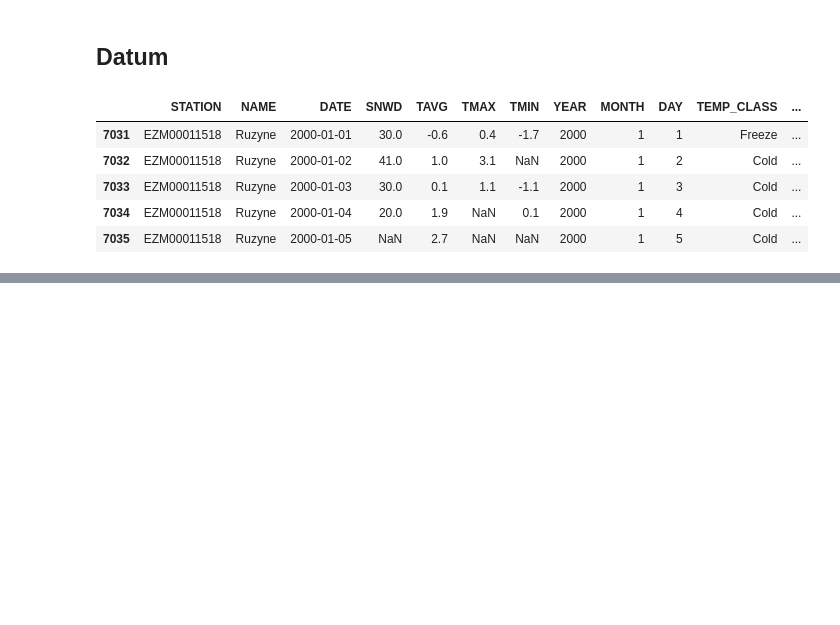
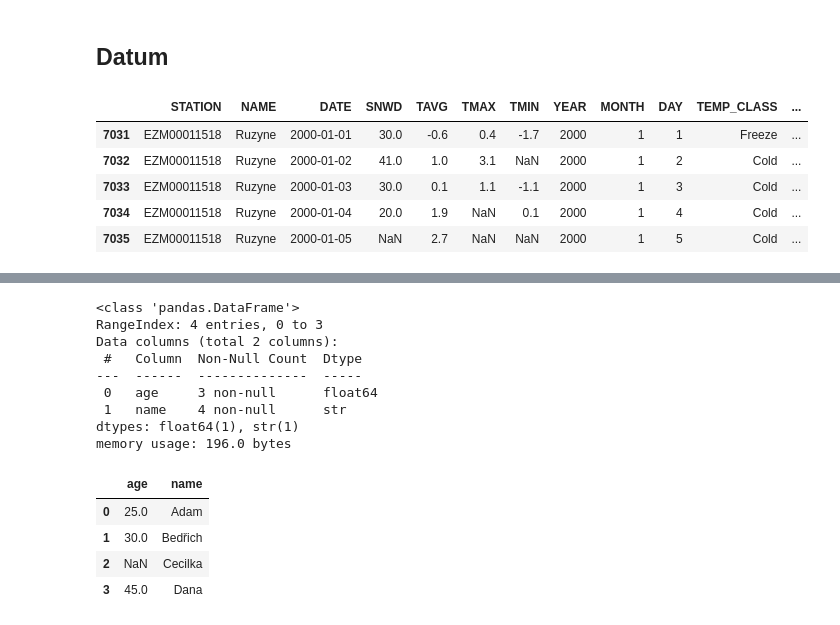
Before and after one commit to petrgregor/ICTPro_Pydata1, a Jupyter notebook: p05_data.ipynb, the cells around one changed output, grey strips where cells are left out. Cells and saved outputs as stored; diff of their text form; code cells hidden in the pictures; blank space fills up the shorter version.

```diff
--- a/p05_data.ipynb
+++ b/p05_data.ipynb
@@ -493,0 +518,22 @@ weather_clean.head()
+# %%
+#df['age'] = df['age'].astype(int)
+#df['age'] = pd.to_numeric(df['age'])  # ValueError: Unable to parse string "třicet"
+df['age'] = pd.to_numeric(df['age'], errors='coerce')
+
+df.info()
+df.head()
+# %% [output]
+<class 'pandas.DataFrame'>
+RangeIndex: 4 entries, 0 to 3
+Data columns (total 2 columns):
+ #   Column  Non-Null Count  Dtype
+---  ------  --------------  -----
+ 0   age     3 non-null      float64
+ 1   name    4 non-null      str
+dtypes: float64(1), str(1)
+memory usage: 196.0 bytes
+|  | age | name |
+| 0 | 25.0 | Adam |
+| 1 | 30.0 | Bedřich |
+| 2 | NaN | Cecilka |
+| 3 | 45.0 | Dana |
```
Also changed, not shown: parts of 2 cells of this notebook.
